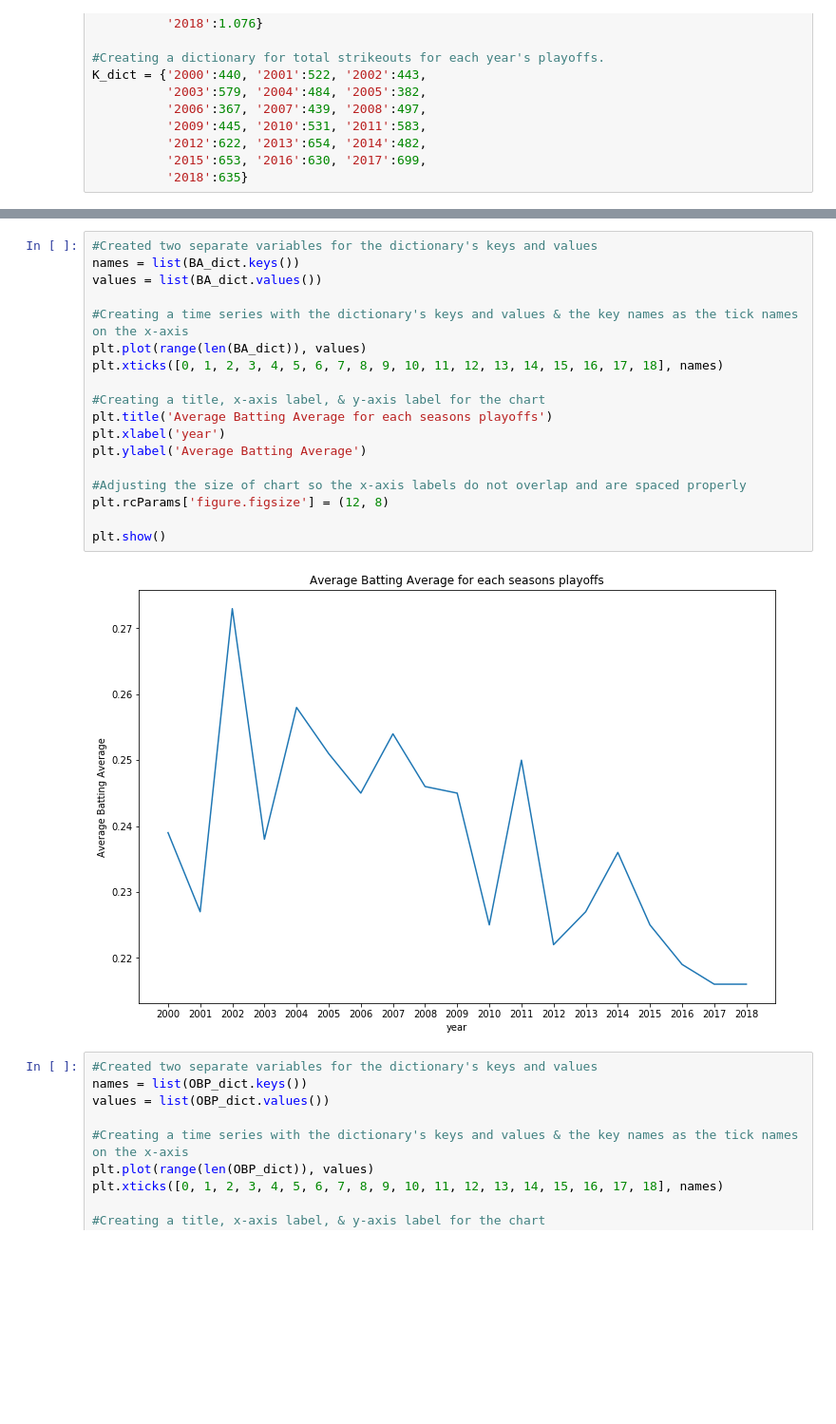
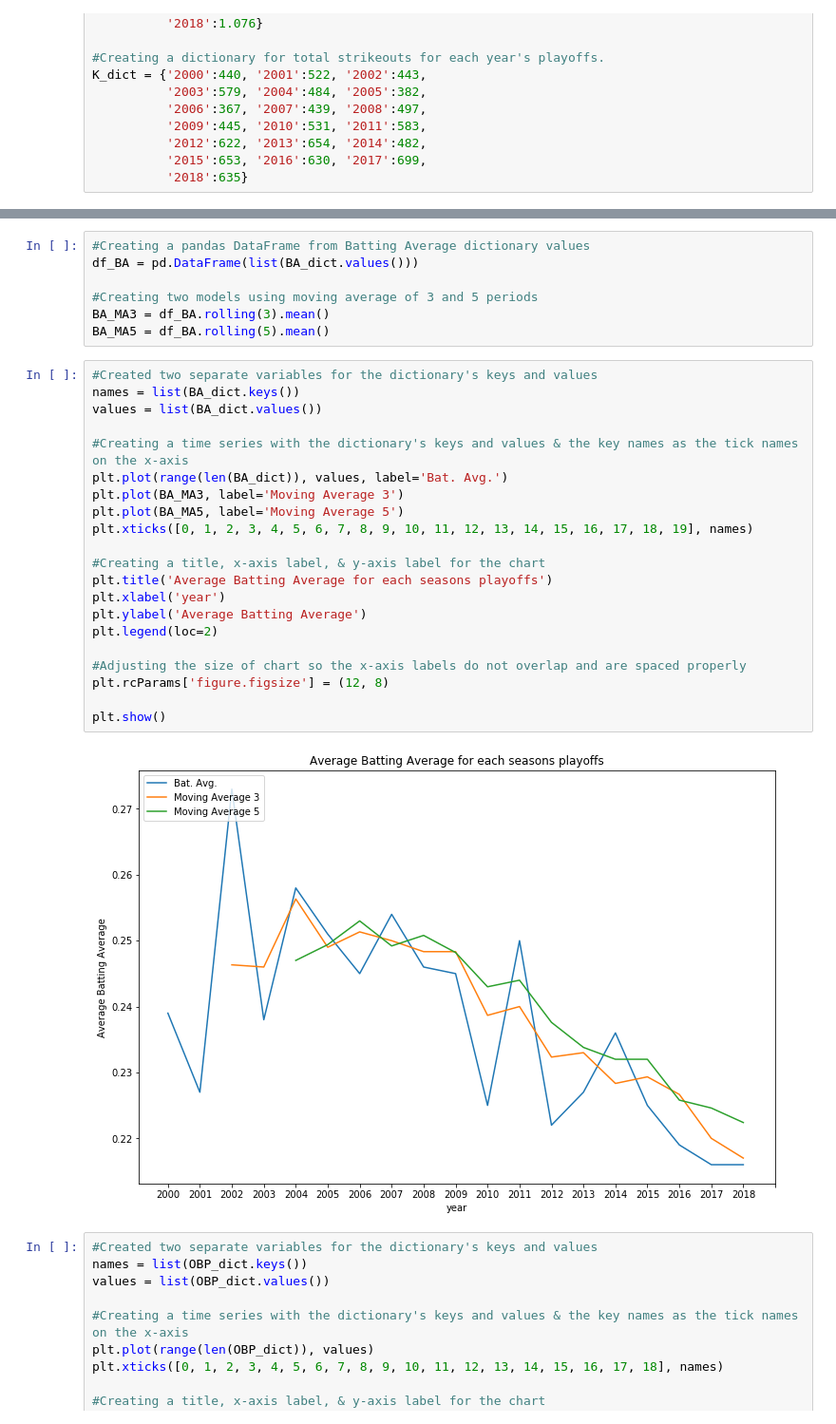
Before and after one commit to fairfield-university-ba505-fall2018/final-project-nfl-nerds, a Jupyter notebook: FinalNotebook.ipynb, the cells around one changed output, grey strips where cells are left out. Shown at 95% size. Drawn from its saved outputs; the diff is of its cells as text; blank space fills up the shorter version.

```diff
--- a/FinalNotebook.ipynb
+++ b/FinalNotebook.ipynb
@@ -243,23 +211,33 @@ strong multicollinearity or other numerical problems.
+# %%
+#Creating a pandas DataFrame from Batting Average dictionary values
+df_BA = pd.DataFrame(list(BA_dict.values()))
+
+#Creating two models using moving average of 3 and 5 periods
+BA_MA3 = df_BA.rolling(3).mean()
+BA_MA5 = df_BA.rolling(5).mean()
 # %%
 #Created two separate variables for the dictionary's keys and values
 names = list(BA_dict.keys())
 values = list(BA_dict.values())
 
 #Creating a time series with the dictionary's keys and values & the key names as the tick names on the x-axis
-plt.plot(range(len(BA_dict)), values)
-plt.xticks([0, 1, 2, 3, 4, 5, 6, 7, 8, 9, 10, 11, 12, 13, 14, 15, 16, 17, 18], names)
+plt.plot(range(len(BA_dict)), values, label='Bat. Avg.')
+plt.plot(BA_MA3, label='Moving Average 3')
+plt.plot(BA_MA5, label='Moving Average 5')
+plt.xticks([0, 1, 2, 3, 4, 5, 6, 7, 8, 9, 10, 11, 12, 13, 14, 15, 16, 17, 18, 19], names)
 
 #Creating a title, x-axis label, & y-axis label for the chart
 plt.title('Average Batting Average for each seasons playoffs')
 plt.xlabel('year')
 plt.ylabel('Average Batting Average')
+plt.legend(loc=2)
 
 #Adjusting the size of chart so the x-axis labels do not overlap and are spaced properly
 plt.rcParams['figure.figsize'] = (12, 8)
 
 plt.show()
 # %% [output]
-[figure, old version]
+[figure, new version]
 # %%
 #Created two separate variables for the dictionary's keys and values
 names = list(OBP_dict.keys())
```
Also changed, not shown: parts of 1 cell of this notebook.
